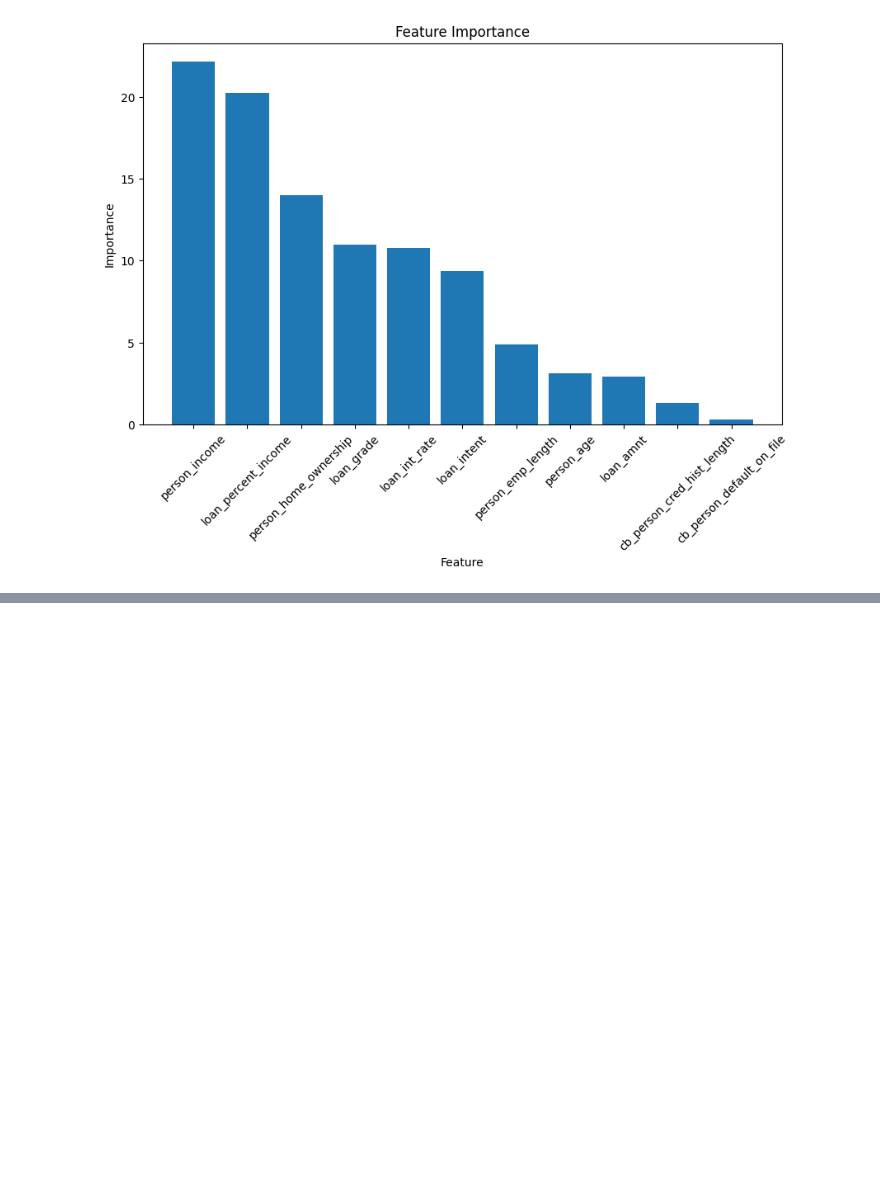
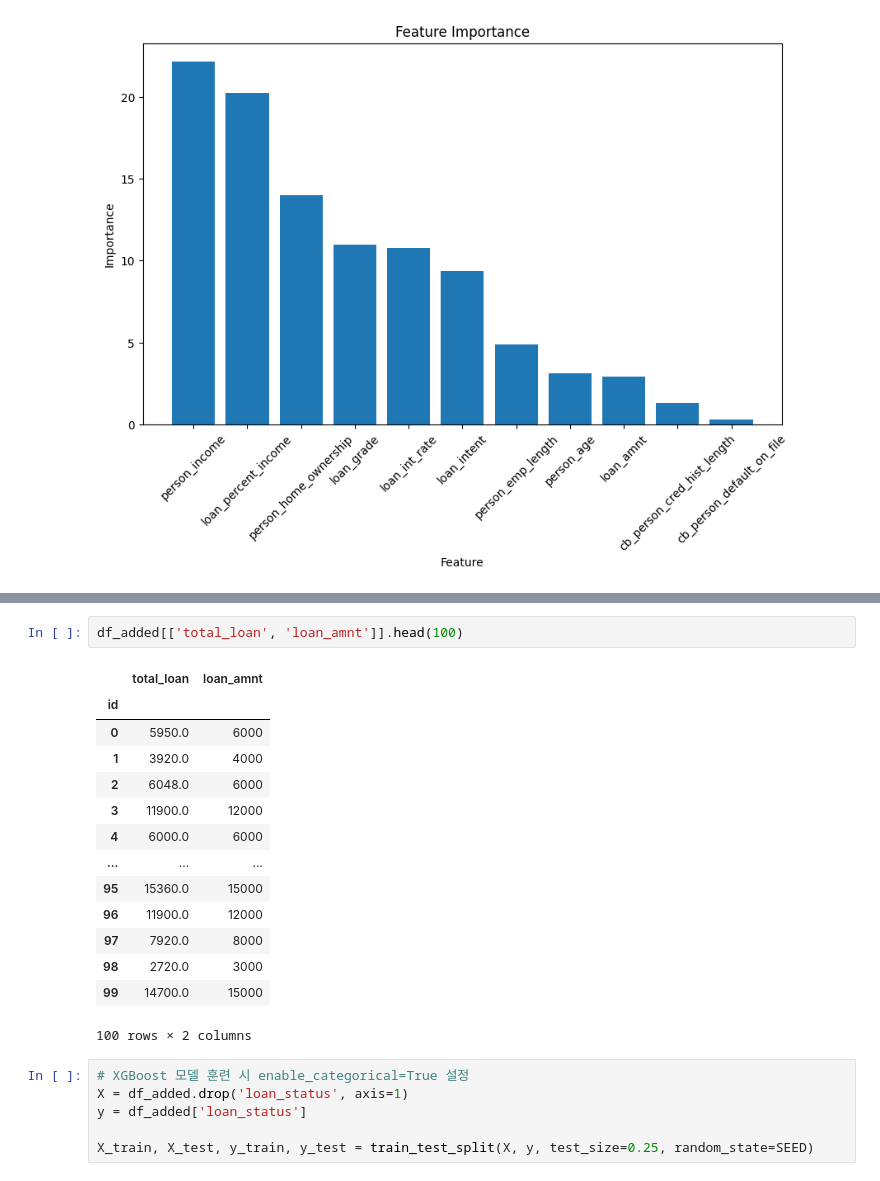
Before and after one commit to DevCorse-04/Devcourse4-3TP-DA, a Jupyter notebook: lkm_ml/compare_model.ipynb, the cells around one changed output, grey strips where cells are left out. Cells and saved outputs as stored; diff of their text form; blank space fills up the shorter version.

```diff
--- a/lkm_ml/compare_model.ipynb
+++ b/lkm_ml/compare_model.ipynb
@@ -330 +314,24 @@ loan_percent_income -> loan과 income의 선형적 변수임
+# %%
+df_added[['total_loan', 'loan_amnt']].head(100)
+# %% [output]
+|  | total_loan | loan_amnt |
+| id |  |  |
+| 0 | 5950.0 | 6000 |
+| 1 | 3920.0 | 4000 |
+| 2 | 6048.0 | 6000 |
+| 3 | 11900.0 | 12000 |
+| 4 | 6000.0 | 6000 |
+| ... | ... | ... |
+| 95 | 15360.0 | 15000 |
+| 96 | 11900.0 | 12000 |
+| 97 | 7920.0 | 8000 |
+| 98 | 2720.0 | 3000 |
+| 99 | 14700.0 | 15000 |
+100 rows × 2 columns
+# %%
+# XGBoost 모델 훈련 시 enable_categorical=True 설정
+X = df_added.drop('loan_status', axis=1)
+y = df_added['loan_status']
+
+X_train, X_test, y_train, y_test = train_test_split(X, y, test_size=0.25, random_state=SEED)
 # %%
```
Also changed, not shown: parts of 24 cells of this notebook.
